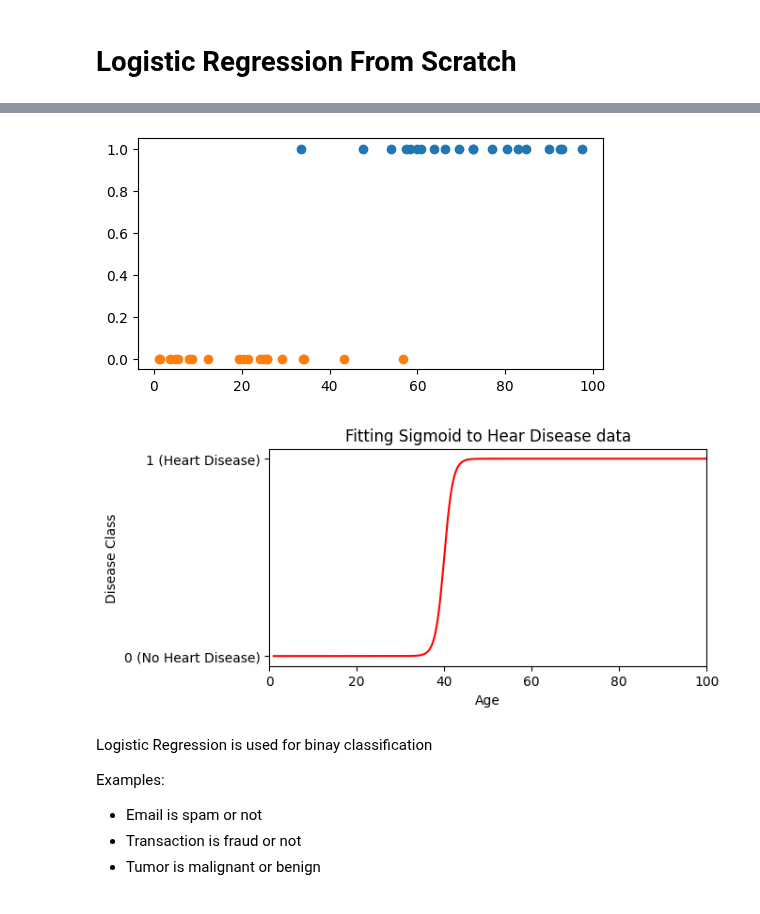
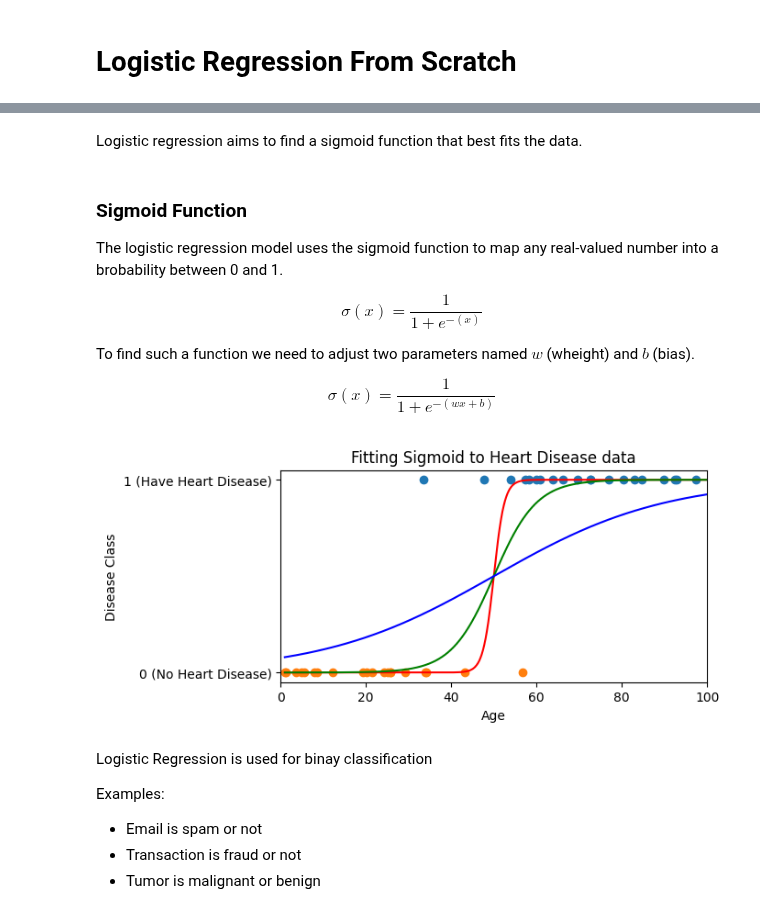
Before and after one commit to barzansaeedpour/foundations-of-machine-learning, a Jupyter notebook: 02_Supervised Learning/02_classification/Logestic Regression/01_logistic_regression_from_scratch.ipynb, the cells around one changed output, grey strips where cells are left out. Cells and saved outputs as stored; diff of their text form; code cells hidden in the pictures.

Commit message:
working on logistic regression

```diff
--- a/02_Supervised Learning/02_classification/Logestic Regression/01_logistic_regression_from_scratch.ipynb
+++ b/02_Supervised Learning/02_classification/Logestic Regression/01_logistic_regression_from_scratch.ipynb
@@ -6,3 +46,20 @@ In the X axis we age and in the y if value is 1 it means a person has a heart di
+# %% [markdown]
+Logistic regression aims to find a sigmoid function that best fits the data.
+# %% [markdown]
+### Sigmoid Function
+<!-- The logistic regression model uses the sigmoid function to map any real-valued number into a value between 0 and 1. Before maping
+ -->
+The logistic regression model uses the sigmoid function to map any real-valued number into a brobability between 0 and 1.
+
+$$
+\sigma(x) = \frac{1}{1 + e^{-(x)}}
+$$
+
+To find such a function we need to adjust two parameters named $w$ (wheight) and $b$ (bias).
+
+$$
+\sigma(x) = \frac{1}{1 + e^{-(wx + b)}}
+$$
 # %%
 import numpy as np
 import matplotlib.pyplot as plt
@@ -16,44 +73,46 @@ def skewed_random_vector(a, b, size, alpha=5, beta=2):
     beta_samples = np.random.beta(alpha, beta, size)
     # Scale the beta distribution to the range [a, b]
     scaled_samples = a + (b - a) * beta_samples
 
     return scaled_samples
 
 # Example usage
 a = 1
 b = 100
 size = 20  # Number of random values
 heart_disease_vector = skewed_random_vector(a, b, size, alpha=2, beta=1)
 y = np.ones((heart_disease_vector.shape))
 plt.scatter(heart_disease_vector,y)
 a = 1
 b = 100
 healty_vector = skewed_random_vector(a, b, size, alpha=1, beta=3)
 y = np.zeros((healty_vector.shape))
 plt.scatter(healty_vector,y)
-plt.show()
 
 
-plt.figure(figsize=(6,3))
 # Define the sigmoid function
-def sigmoid(x):
-    return 1 / (1 + np.exp(-(x-40)))
+def sigmoid(x, w, b):
+    return 1 / (1 + np.exp(-(w*(x+b))))
 
 # Generate data points
 z = np.linspace(1, 100, 1000)
-y = sigmoid(z)
-# Plot the sigmoid function
-plt.plot(z, y, label = 'Sigmoid Function',c='r')
+
+list = [[0.8,-50, 'r'],[0.2,-50, 'g'],[0.05,-50, 'b']]
+
+for l in list:
+
+    y = sigmoid(z,l[0], l[1])
+    # Plot the sigmoid function
+    plt.plot(z, y, label = 'Sigmoid Function',c=l[2])
 
 plt.xlabel('Age')
 plt.ylabel('Disease Class')
-plt.title('Fitting Sigmoid to Hear Disease data')
+plt.title('Fitting Sigmoid to Heart Disease data')
 plt.xlim(0,100)
-plt.yticks([0,1],labels=['0 (No Heart Disease)','1 (Heart Disease)'])
+plt.yticks([0,1],labels=['0 (No Heart Disease)','1 (Have Heart Disease)'])
 plt.show()
 # %% [output]
-[figure, old version]
+[figure, new version]
-[figure, removed]
 # %% [markdown]
 Logistic Regression is used for binay classification
 
```
Also changed, not shown: parts of 11 cells of this notebook.
